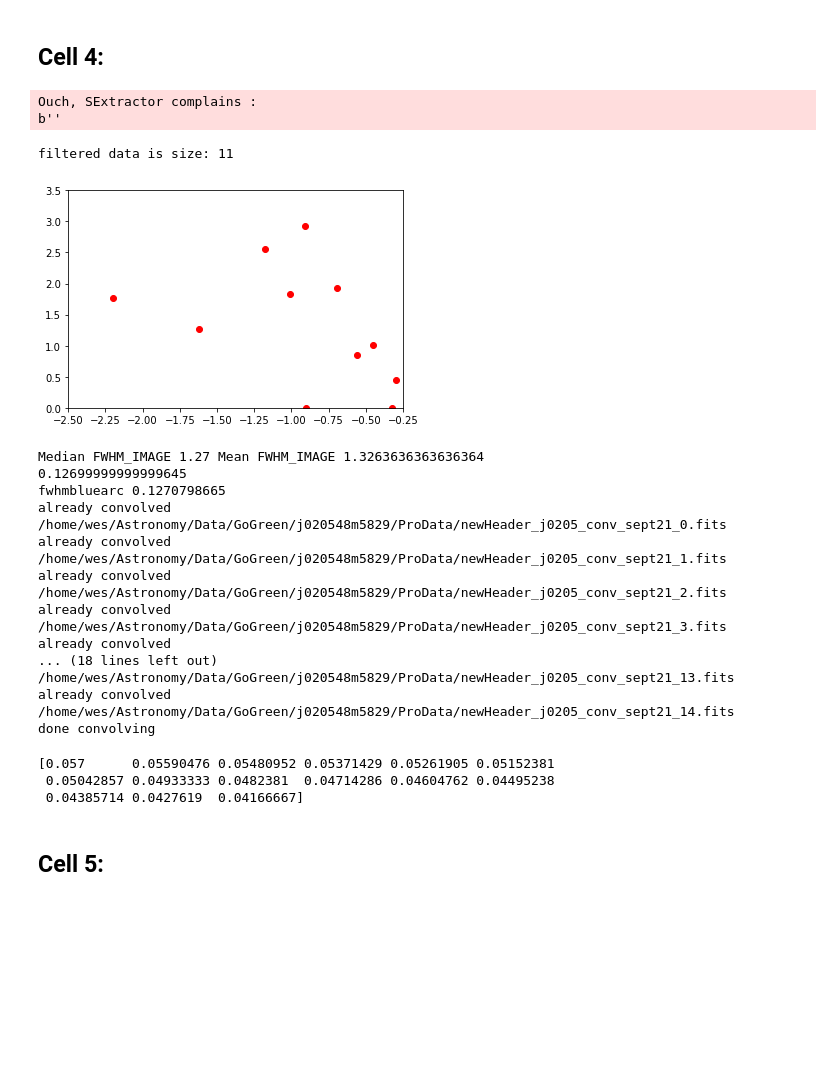
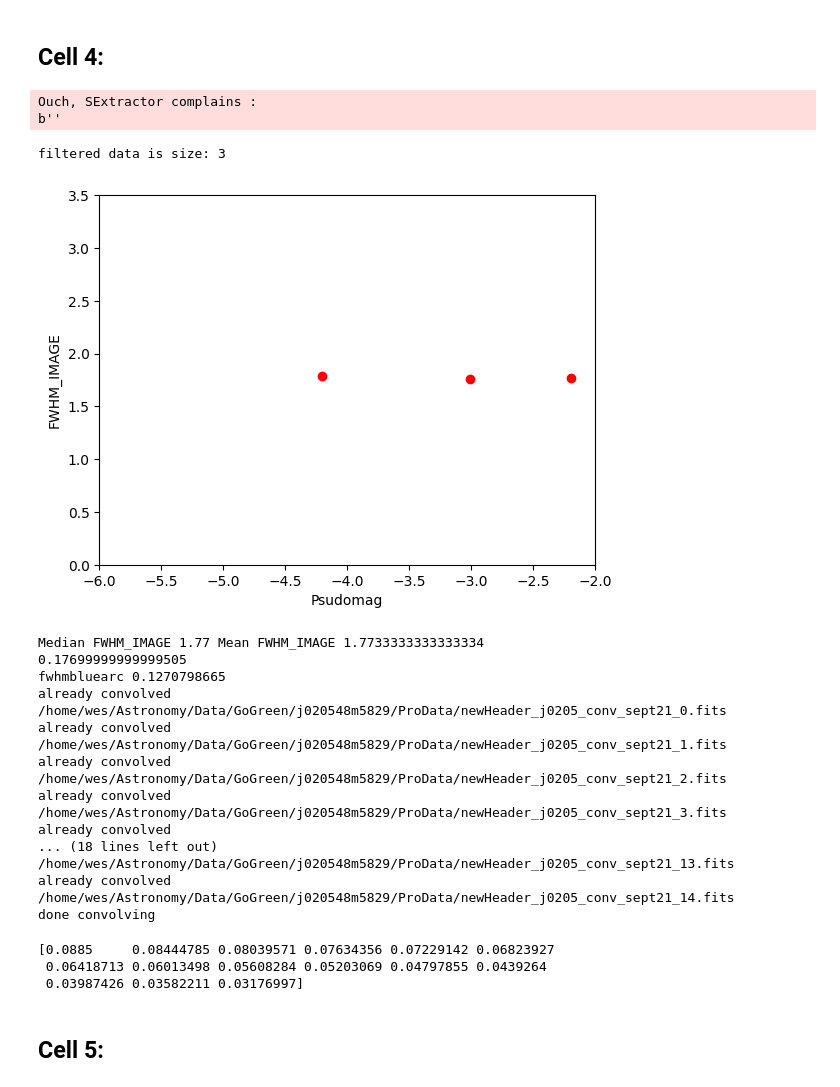
Before and after one commit to weslumundo/catalog_creation, a Jupyter notebook: convolution/Convolutin_py3_v2.ipynb, the cells around one changed output. Saved outputs shown, nothing was run; the diff lists cells and outputs as text; code cells hidden in the pictures; blank space fills up the shorter version.

```diff
--- a/convolution/Convolutin_py3_v2.ipynb
+++ b/convolution/Convolutin_py3_v2.ipynb
@@ -132,7 +224,7 @@ fwhm_red_arc = fwhm_red_rad*206265
 table_red=ic.makecat(filered,see=fwhm_red_arc)
 pseudomag=(-1.0)*np.log10(table_red['FLUX_APER'])
 table_red['MAG']=pseudomag #calcfwhm won't run without a 'Mag' column to select the most 'stellar sequence' of objects
-redtable_temp=ic.calcfwhm(table_red,star_limit=0.8,maglow=-2.5,maghigh=-0.25,fwhmlim=3.5, plottin = True)
+redtable_temp=ic.calcfwhm(table_red,star_limit=0.8,maglow=-6,maghigh=-2,fwhmlim=3.5, plottin = True)
 fwhm_red_recalcd=np.median(redtable_temp['FWHM_IMAGE'])#$$$
 fwhm_red_recalc_arc=fwhm_red_recalcd*cd1_red_arc#!!!
 print(fwhm_red_recalc_arc)
@@ -150,38 +242,38 @@ print('fwhmbluearc',fwhm_blue_arc)
 #only need this to convert to the correct pixel scale.
 #!!!
 cd1_reproj=hdr_reprj['CD1_1']
 cd1_reproj_arc=abs(cd1_reproj)*3600.0
 
 
 ##Below, we do a first pass at a variety of convolution kernels and then take a look at their results
 
 ########an average in-between value would be calculated like this: fwhm2=((fwhmarcred**2.0)-(fwhmarcblue**2.0))**(1/2)
 #or set up an array to do several convolutions, which is what is below.
 
 #WES: If the fwhm of blue is smaller, try div 6 instead of div 4 -- play around with this
 #yarray1=np.linspace(fwhm_red_recalc_arc,fwhm_blue_arc,15,endpoint=True)
-yarray1=np.linspace(fwhm_red_recalc_arc/2.,fwhm_blue_arc/4.,15,endpoint=True)
+yarray1=np.linspace(fwhm_red_recalc_arc/2.,fwhm_blue_arc/6.,15,endpoint=True)
 #that's an appropriate range in arcseconds
 yarray=yarray1/cd1_reproj_arc#!!!
 #now it's in pixels
 #print(yarray1)
 
 
 m=0
 files=[]
 for item in yarray: #switch this yarray to yarr2 for next iteration
     filename=ic.conv2Dgauss(filereprojd,item,i=m,ident=ident1)
     m+=1
     files.append(filename)
     print(filename)
 print('done convolving')
 # %% [output]
 Ouch, SExtractor complains :
 b''
-filtered data is size: 11
+filtered data is size: 3
-[figure, old version]
+[figure, new version]
-Median FWHM_IMAGE 1.27 Mean FWHM_IMAGE 1.3263636363636364
-0.12699999999999645
+Median FWHM_IMAGE 1.77 Mean FWHM_IMAGE 1.7733333333333334
+0.17699999999999505
 fwhmbluearc 0.1270798665
 already convolved
 /home/wes/Astronomy/Data/GoGreen/j020548m5829/ProData/newHeader_j0205_conv_sept21_0.fits
@@ -200,9 +292,9 @@ done convolving
 # %%
 print(yarray1)
 # %% [output]
-[0.057      0.05590476 0.05480952 0.05371429 0.05261905 0.05152381
- 0.05042857 0.04933333 0.0482381  0.04714286 0.04604762 0.04495238
- 0.04385714 0.0427619  0.04166667]
+[0.0885     0.08444785 0.08039571 0.07634356 0.07229142 0.06823927
+ 0.06418713 0.06013498 0.05608284 0.05203069 0.04797855 0.0439264
+ 0.03987426 0.03582211 0.03176997]
 # %% [markdown]
 ## Cell 5:
 # %%
```
Also changed, not shown: parts of 5 cells of this notebook.
